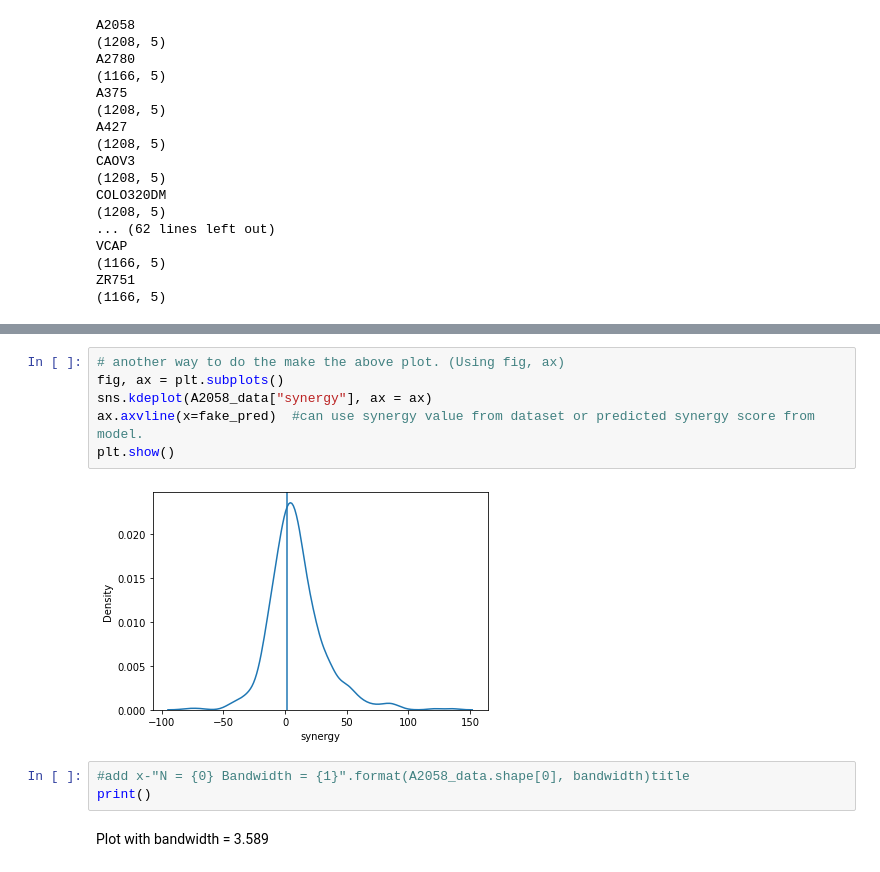
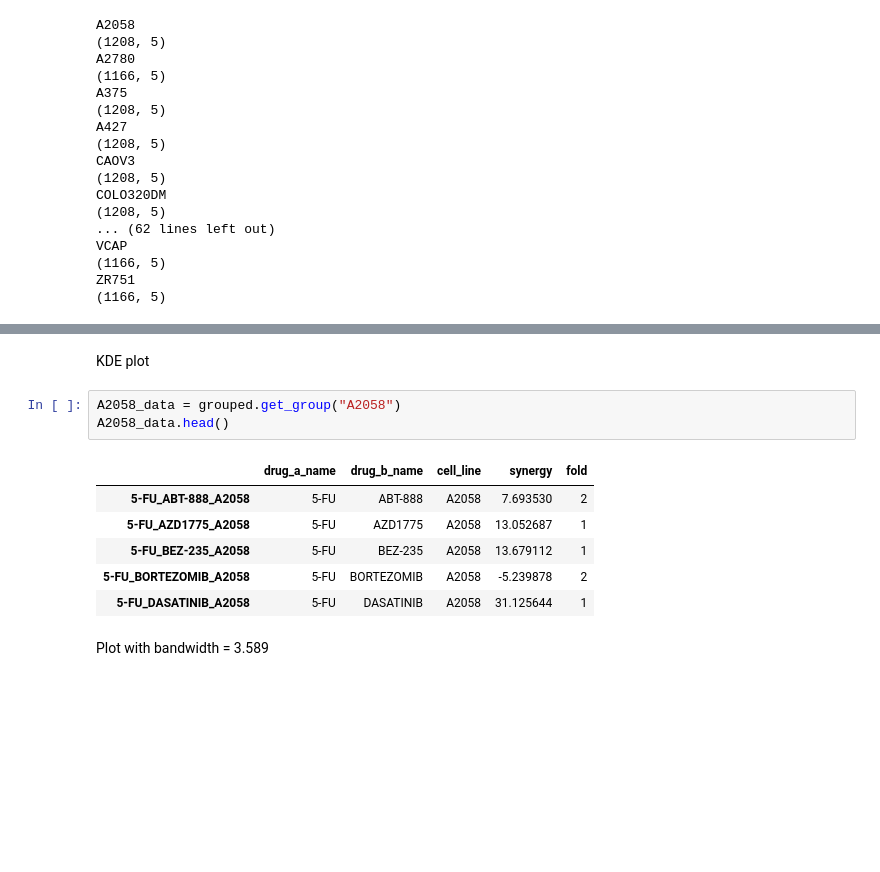
Before and after one commit to NidhiBharani/DeepSynergy, a Jupyter notebook: checkout_data.ipynb, the cells around one changed output, grey strips where cells are left out. Drawn from its saved outputs; the diff is of its cells as text; blank space fills up the shorter version.

```diff
--- a/checkout_data.ipynb
+++ b/checkout_data.ipynb
@@ -85,14 +50,15 @@ plt.show()
-# %%
-# another way to do the make the above plot. (Using fig, ax)
-fig, ax = plt.subplots()
-sns.kdeplot(A2058_data["synergy"], ax = ax)
-ax.axvline(x=fake_pred)  #can use synergy value from dataset or predicted synergy score from model.
-plt.show()
-# %% [output]
-[figure, removed]
-# %%
-#add x-"N = {0} Bandwidth = {1}".format(A2058_data.shape[0], bandwidth)title
-print()
+# %% [markdown]
+KDE plot
+# %%
+A2058_data = grouped.get_group("A2058")
+A2058_data.head()
+# %% [output]
+|  | drug_a_name | drug_b_name | cell_line | synergy | fold |
+| 5-FU_ABT-888_A2058 | 5-FU | ABT-888 | A2058 | 7.693530 | 2 |
+| 5-FU_AZD1775_A2058 | 5-FU | AZD1775 | A2058 | 13.052687 | 1 |
+| 5-FU_BEZ-235_A2058 | 5-FU | BEZ-235 | A2058 | 13.679112 | 1 |
+| 5-FU_BORTEZOMIB_A2058 | 5-FU | BORTEZOMIB | A2058 | -5.239878 | 2 |
+| 5-FU_DASATINIB_A2058 | 5-FU | DASATINIB | A2058 | 31.125644 | 1 |
 # %% [markdown]
 Plot with bandwidth = 3.589
 # %%
```
Also changed, not shown: parts of 17 cells of this notebook.
